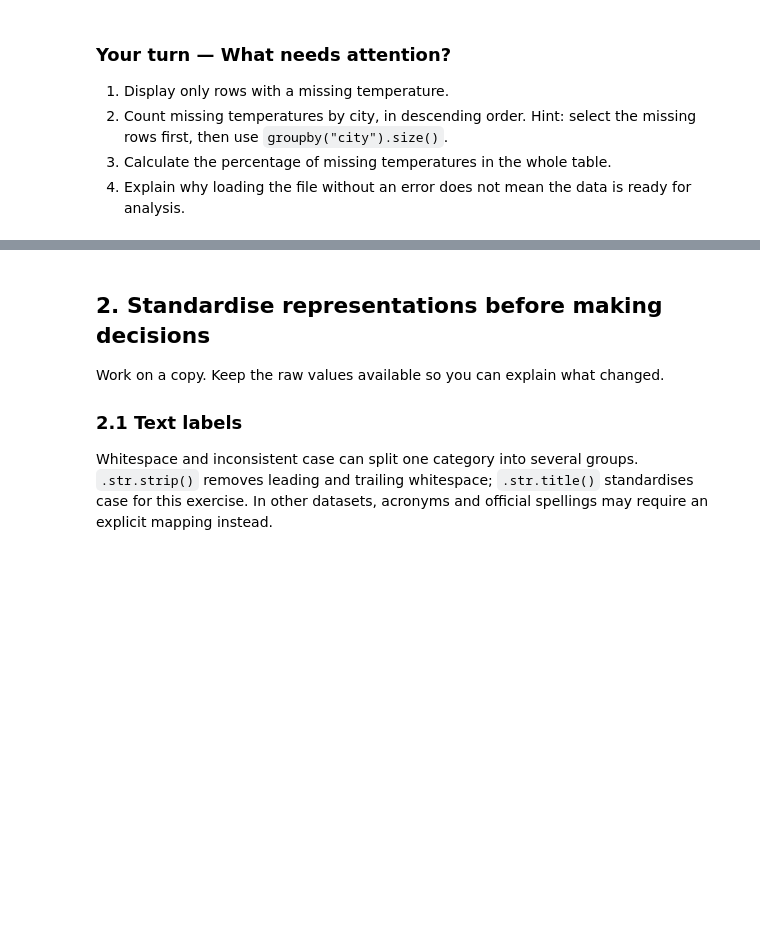
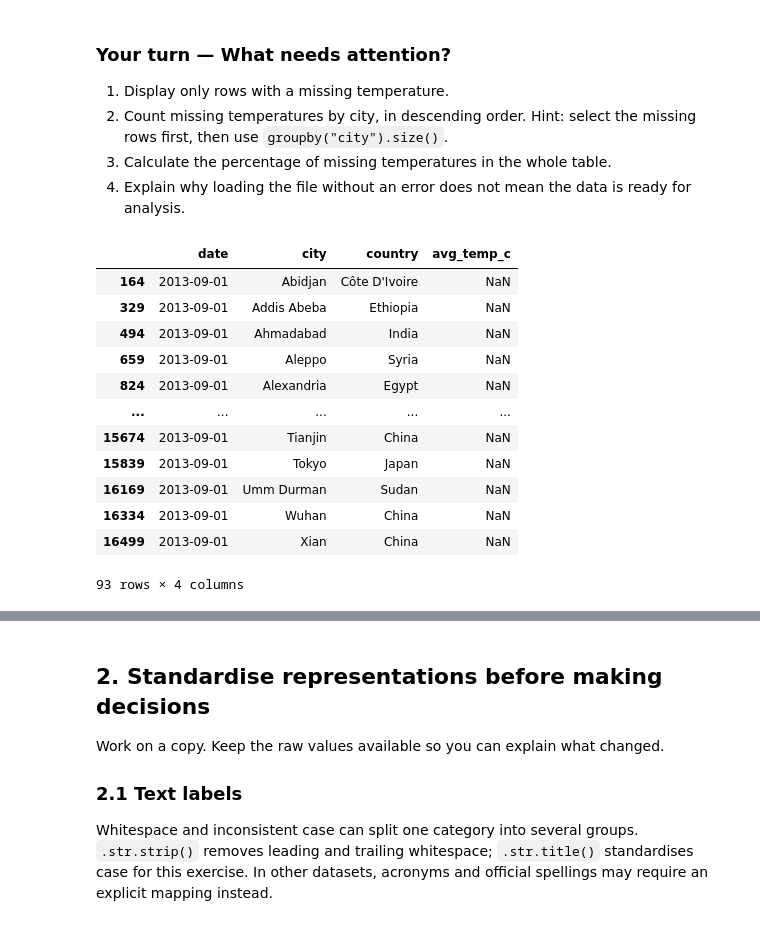
Before and after one commit to serokhova/Atelier-Python, a Jupyter notebook: notebooks/03-Data-Cleaning-S3.ipynb, the cells around one changed output, grey strips where cells are left out. Drawn from its saved outputs; the diff is of its cells as text; code cells hidden in the pictures; blank space fills up the shorter version.

```diff
--- a/notebooks/03-Data-Cleaning-S3.ipynb
+++ b/notebooks/03-Data-Cleaning-S3.ipynb
@@ -72,4 +103,20 @@ display(quality.sort_values("missing_pct", ascending=False))
 3. Calculate the percentage of missing temperatures in the whole table.
 4. Explain why loading the file without an error does not mean the data is ready for analysis.
 # %%
-# Your code here
+#1
+missing_temp = raw.loc[raw["avg_temp_c"].isna()]
+display(missing_temp)
+# %% [output]
+|  | date | city | country | avg_temp_c |
+| 164 | 2013-09-01 | Abidjan | Côte D'Ivoire | NaN |
+| 329 | 2013-09-01 | Addis Abeba | Ethiopia | NaN |
+| 494 | 2013-09-01 | Ahmadabad | India | NaN |
+| 659 | 2013-09-01 | Aleppo | Syria | NaN |
+| 824 | 2013-09-01 | Alexandria | Egypt | NaN |
+| ... | ... | ... | ... | ... |
+| 15674 | 2013-09-01 | Tianjin | China | NaN |
+| 15839 | 2013-09-01 | Tokyo | Japan | NaN |
+| 16169 | 2013-09-01 | Umm Durman | Sudan | NaN |
+| 16334 | 2013-09-01 | Wuhan | China | NaN |
+| 16499 | 2013-09-01 | Xian | China | NaN |
+93 rows × 4 columns
```
Also changed, not shown: parts of 8 cells of this notebook, 1 other file.
